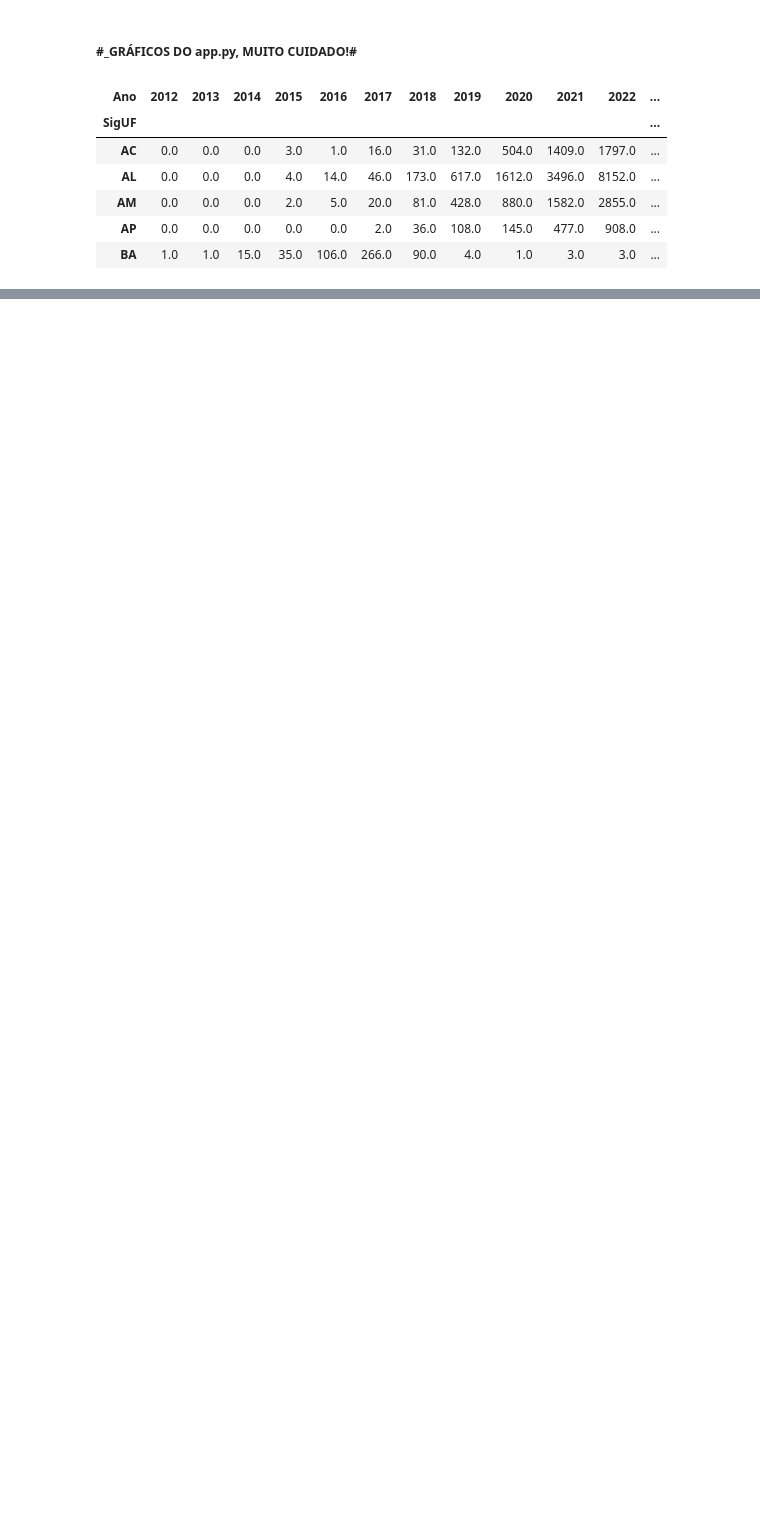
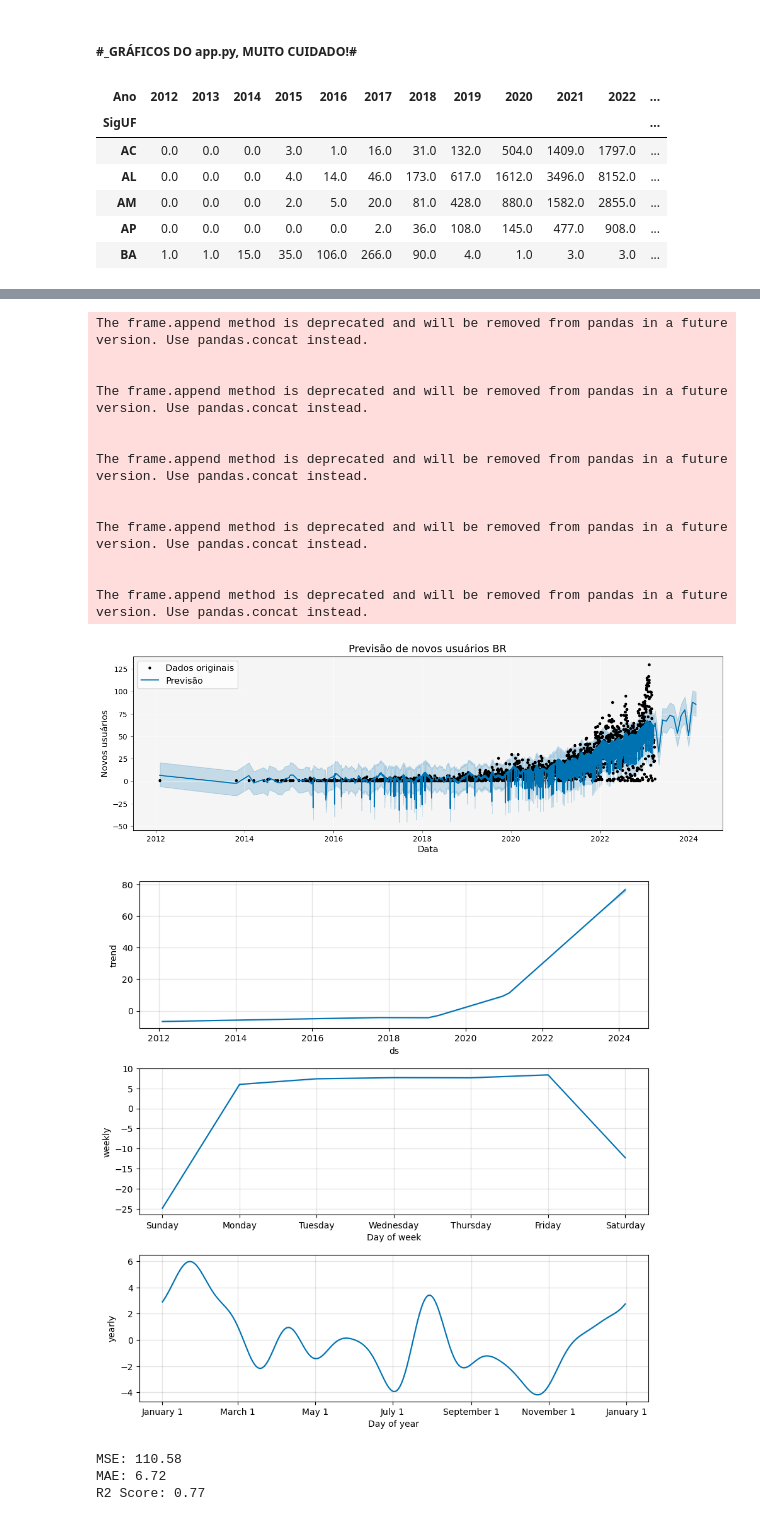
Before and after one commit to gabriel1berto/Aneel_, a Jupyter notebook: Codigos/Desafio 1.ipynb, the cells around one changed output, grey strips where cells are left out. Drawn from its saved outputs; the diff is of its cells as text; code cells hidden in the pictures; blank space fills up the shorter version.

Commit message:
atualizacao de desafio 1 com prophet

```diff
--- a/Codigos/Desafio 1.ipynb
+++ b/Codigos/Desafio 1.ipynb
@@ -777,0 +842,78 @@ ModuleNotFoundError: No module named 'fbprophet'
+# %%
+import pandas as pd
+from fbprophet import Prophet
+import matplotlib.pyplot as plt
+import seaborn as sns
+from sklearn.metrics import mean_squared_error, mean_absolute_error, r2_score
+import datetime
+
+
+def prever_prophet(df_prophet):
+    # Criando tabelas para o modelo
+    df_prophet = ts_clean.copy()
+    df_prophet = df_prophet.reset_index()
+    df_prophet = df_prophet.rename(columns={'DthAtualizaCadastralEmpreend': 'ds', 'NumCPFCNPJ': 'y'})     # modelo pede colunas "ds" e "y"
+
+    # cria o objeto Prophet e ajusta ao dataframe
+    modelo = Prophet()
+    modelo.fit(df_prophet)
+
+    # define o período de previsão (1 ano)
+    futuro = modelo.make_future_dataframe(periods=12*1, freq='M')
+    previsao = modelo.predict(futuro)
+    return previsao
+prever_prophet(df_prophet)
+
+# plot dos resultados
+def visualizar_prophet(modelo, previsao):
+    fig, ax = plt.subplots(figsize=(12, 4))
+    modelo.plot(previsao, ax=ax)
+    ax.set_xlabel('Data', fontsize=12)
+    ax.set_ylabel('Novos usuários', fontsize=12)
+    ax.set_title('Previsão de novos usuários BR', fontsize=14)
+    ax.set_facecolor('#f5f5f5')
+    ax.grid(color='white', alpha=0.5)
+    ax.tick_params(axis='both', which='major', labelsize=10, color='grey')
+    ax.legend(['Dados originais', 'Previsão'], prop={'size': 12})
+    fig_comp = modelo.plot_components(previsao)
+    plt.show()
+visualizar_prophet(modelo, previsao)
+
+# cálculo das métricas de avaliação do modelo
+
+def avaliar_previsao(df_true, df_pred):
+    y_true = df_true['y']
+    y_pred = df_pred['yhat'][:len(y_true)]
+    mse = mean_squared_error(y_true, y_pred)
+    mae = mean_absolute_error(y_true, y_pred)
+    r2 = r2_score(y_true, y_pred)
+    print('MSE: {:.2f}'.format(mse))
+    print('MAE: {:.2f}'.format(mae))
+    print('R2 Score: {:.2f}'.format(r2))
+avaliar_previsao(df_prophet, previsao)
+
+# Hiperparametros
+#- *changepoint_prior_scale* controla a flexibilidade da curva de tendência. Valores menores deste parâmetro tornam a curva mais flexível, enquanto valores maiores a tornam mais rígida. É possível testar diferentes valores para encontrar o que melhor se ajusta aos dados.
+#- *changepoint_range* define a porcentagem da série temporal em que são permitidos os pontos de mudança na tendência. Valores menores deste parâmetro restringem a possibilidade de mudanças na tendência a períodos mais curtos da série, enquanto valores maiores permitem que ocorram em períodos mais longos. Também é possível testar diferentes valores para encontrar o que melhor se ajusta aos dados.
+#- *seasonality_mode* para ajustar o modelo considerando diferentes formas de sazonalidade, como aditiva ou multiplicativa, ou utilizar o parâmetro seasonality_prior_scale para controlar a flexibilidade da curva de sazonalidade.
+#- *growth*: define o tipo de crescimento da série temporal. útil para séries que apresentam um limite superior, como a capacidade máxima de produção de energia de uma usina.
+#- *changepoints*: permite especificar os pontos de mudança na série temporal onde a tendência pode sofrer uma alteração. Capturar mudanças abruptas na série
+# %% [output]
+The frame.append method is deprecated and will be removed from pandas in a future version. Use pandas.concat instead.
+
+
+The frame.append method is deprecated and will be removed from pandas in a future version. Use pandas.concat instead.
+
+
+The frame.append method is deprecated and will be removed from pandas in a future version. Use pandas.concat instead.
+
+
+The frame.append method is deprecated and will be removed from pandas in a future version. Use pandas.concat instead.
+
+
+The frame.append method is deprecated and will be removed from pandas in a future version. Use pandas.concat instead.
+[figure, added]
+[figure, added]
+MSE: 110.58
+MAE: 6.72
+R2 Score: 0.77
```
Also changed, not shown: parts of 42 cells of this notebook, 4 other files.
